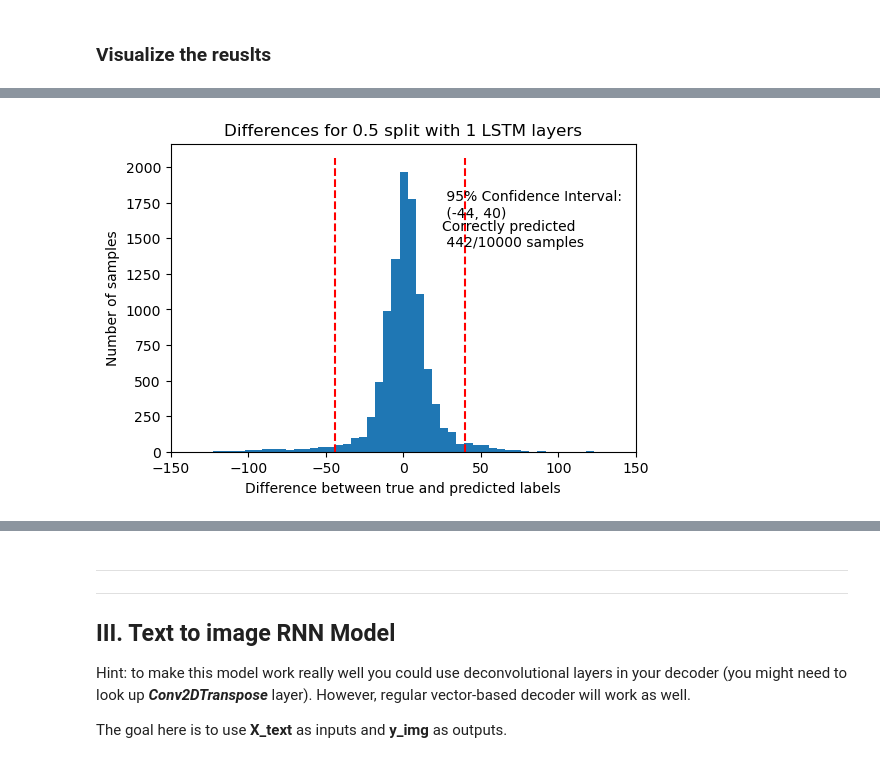
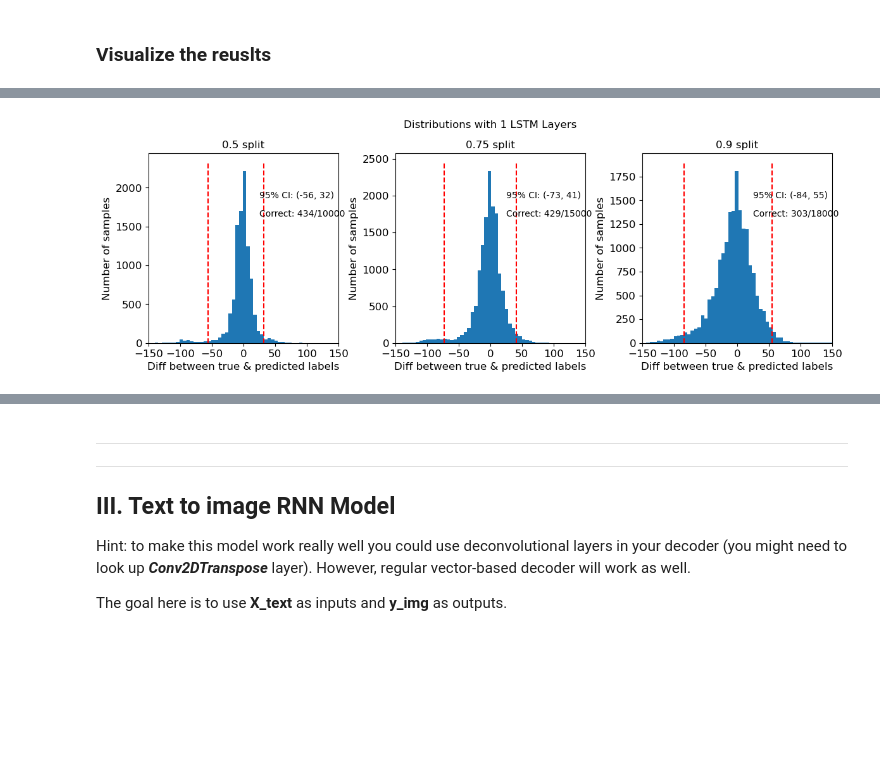
Before and after one commit to PengpeiZhu/IDL, a Jupyter notebook: A2_RNNs_Pengpei.ipynb, the cells around one changed output, grey strips where cells are left out. Saved outputs shown, nothing was run; the diff lists cells and outputs as text; code cells hidden in the pictures; blank space fills up the shorter version.

```diff
--- a/A2_RNNs_Pengpei.ipynb
+++ b/A2_RNNs_Pengpei.ipynb
@@ -1045,48 +1012,50 @@ def find_confidence_interval(data, confidence=0.95):
     return (lower_bound, upper_bound)
 
 
-def plot_distribution(
-    split,
-    results,
-    num_LSTM,
-    num_bins=200,
-):
-    plt.figure(figsize=(6, 4))
-    delta_labels = results[split]["predicted_labels"] - results[split]["true_labels"]
-    plt.hist(
-        delta_labels,
-        bins=num_bins,
-    )
-    num_corret_predicted = np.where(delta_labels == 0)[0].shape[0]
-    confidence_interval = find_confidence_interval(delta_labels)
-    print(
-        f"Number of correct predicted labels: {num_corret_predicted} out of {delta_labels.shape[0]} samples"
-    )
-    print(f"Confidence interval: {confidence_interval}")
+def plot_and_save_distributions(results, num_LSTM, splits, num_bins=200):
+    plt.figure(figsize=(12, 4))  # Adjust the overall figure size as needed
 
-    ymax = plt.ylim()[1]
-    plt.vlines(confidence_interval[0], 0, ymax, colors="r", linestyles="dashed")
-    plt.vlines(confidence_interval[1], 0, ymax, colors="r", linestyles="dashed")
-    plt.text(
-        25,
-        ymax * 0.8,
-        f" 95% Confidence Interval: \n {confidence_interval}",
-    )
-    plt.text(
-        25,
-        ymax * 0.7,
-        f"Correctly predicted \n {num_corret_predicted}/{delta_labels.shape[0]} samples",
-    )
+    for index, split in enumerate(splits, 1):
+        ax = plt.subplot(1, len(splits), index)  # Create a subplot for each split
 
-    plt.xlabel("Difference between true and predicted labels")
-    plt.ylabel("Number of samples")
-    plt.xlim(-150, 150)
-    plt.title(f"Differences for {split} split with {num_LSTM} LSTM layers")
-    plt.savefig(f"+-hist_{split}_{num_LSTM}.png")
+        delta_labels = (
+            results[split]["predicted_labels"] - results[split]["true_labels"]
+        )
+        plt.hist(delta_labels, bins=num_bins)
+        num_correct_predicted = np.where(delta_labels == 0)[0].shape[0]
+        confidence_interval = find_confidence_interval(delta_labels)
+
+        ymax = plt.ylim()[1]
+        plt.vlines(confidence_interval[0], 0, ymax, colors="r", linestyles="dashed")
+        plt.vlines(confidence_interval[1], 0, ymax, colors="r", linestyles="dashed")
+        plt.text(25, ymax * 0.8, f"95% CI: {confidence_interval}")
+        plt.text(
+            25, ymax * 0.7, f"Correct: {num_correct_predicted}/{delta_labels.shape[0]}"
+        )
+
+        plt.xlabel("Diff between true & predicted labels")
+        plt.ylabel("Number of samples")
+        plt.xlim(-150, 150)
+        plt.title(f"{split} split")
+
+        # Reduce the font size for better fit
+        for item in (
+            [ax.title, ax.xaxis.label, ax.yaxis.label]
+            + ax.get_xticklabels()
+            + ax.get_yticklabels()
+        ):
+            item.set_fontsize(12)
+
+    plt.suptitle(
+        f"Distributions with {num_LSTM} LSTM Layers", fontsize=12
+    )  # Overall title for the figure
+    plt.subplots_adjust(
+        left=0.05, right=0.95, bottom=0.1, top=0.85, wspace=0.3, hspace=0.4
+    )  # Adjust subplot spacing
+    plt.savefig(f"+-dist_{num_LSTM}.png")  # Save the combined plot
     plt.show()
-    return num_corret_predicted, confidence_interval
+    plt.close()  # Close the figure to free memory
 
 
-for split in splits:
-    plot_distribution(split, results_p1_2_v1_int, num_LSTM=1)
+plot_and_save_distributions(results_p1_2_v1_int, 1, splits)
 # %% [output]
@@ -1095 +1062 @@ Confidence interval: (-44, 40)
-[figure, old version]
+[figure, new version]
```
Also changed, not shown: parts of 21 cells of this notebook.
